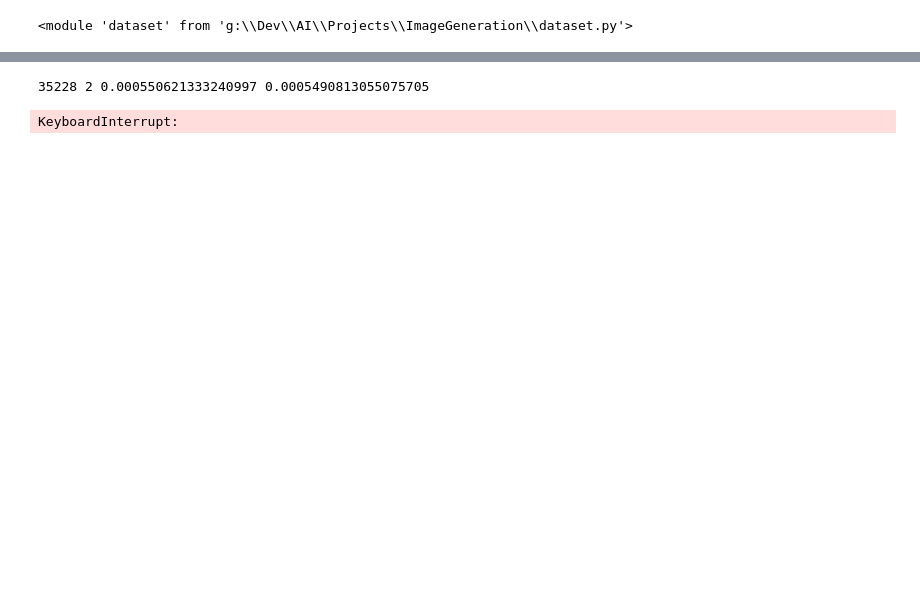
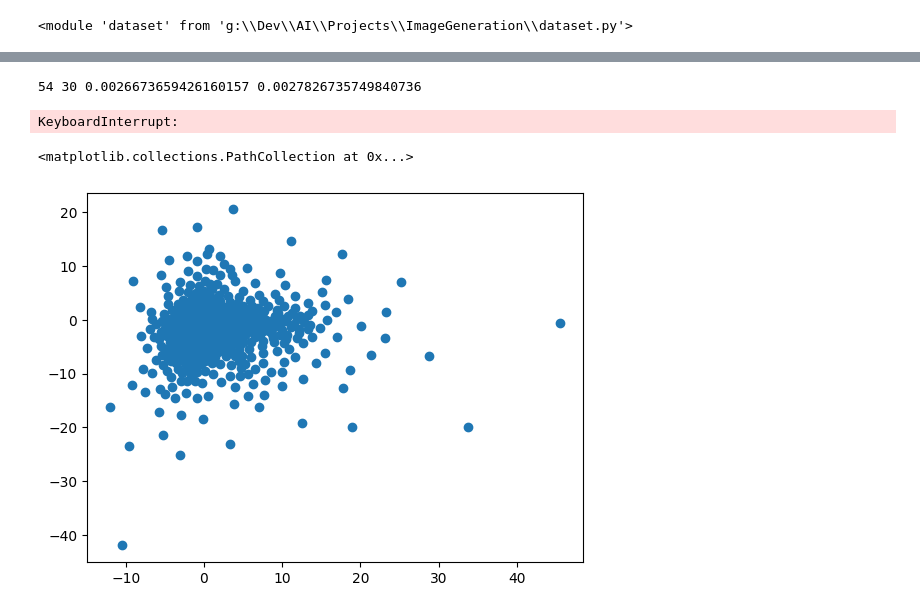
Before and after one commit to bredisrising/ImageGenerators, a Jupyter notebook: basic_autoencoder.ipynb, the cells around one changed output, grey strips where cells are left out. Saved outputs shown, nothing was run; the diff lists cells and outputs as text; code cells hidden in the pictures; blank space fills up the shorter version.

```diff
--- a/basic_autoencoder.ipynb
+++ b/basic_autoencoder.ipynb
@@ -167,15 +193,12 @@ torch.Size([1, 3, 64, 64]) tensor(0.0006, grad_fn=<MseLossBackward0>)
 losses = []
 for epoch in range(100000):
     for batch_index, batch in enumerate(loader):
-        moved = batch.to(DEVICE)
-
-        #print(moved.shape)
+        moved = batch[0].to(DEVICE)
 
         output = autoencoder(moved)
 
         optimizer.zero_grad()
         loss = mse(output, moved)
-
 
         loss.backward()
         optimizer.step()
@@ -186,8 +209,8 @@ for epoch in range(100000):
 
         avg_loss = sum(losses) / len(losses)
 
-        print(epoch, batch_index, avg_loss, loss.item(), "                                      ", end='\r')
+        print(epoch, batch_index, avg_loss, loss.item(), "                                                                                                          ", end='\r')
 # %% [output]
-35228 2 0.000550621333240997 0.0005490813055075705
+54 30 0.0026673659426160157 0.0027826735749840736
 KeyboardInterrupt:
 # %%
@@ -194,0 +218,17 @@ torch.save(autoencoder, './trained/autoencoder_on_16_images.pth')
+# %%
+# plot distribution?
+
+x = []
+y = []
+
+for i in range(len(dataset)):
+    point = autoencoder.encoder(dataset[i][0].unsqueeze(0))[0]
+
+    x.append(point[0].item())
+    y.append(point[1].item())
+
+
+plt.scatter(x, y)
+# %% [output]
+<matplotlib.collections.PathCollection at 0x...>
+[figure, added]
```
Also changed, not shown: parts of 15 cells of this notebook, 4 other files.
